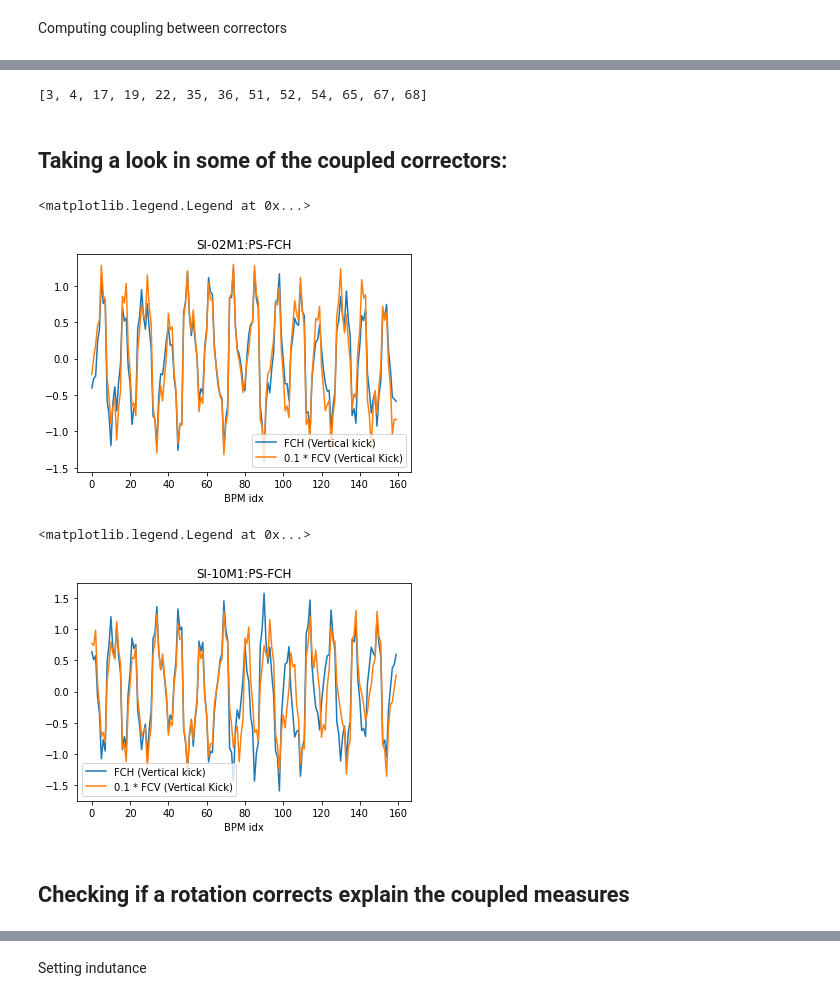
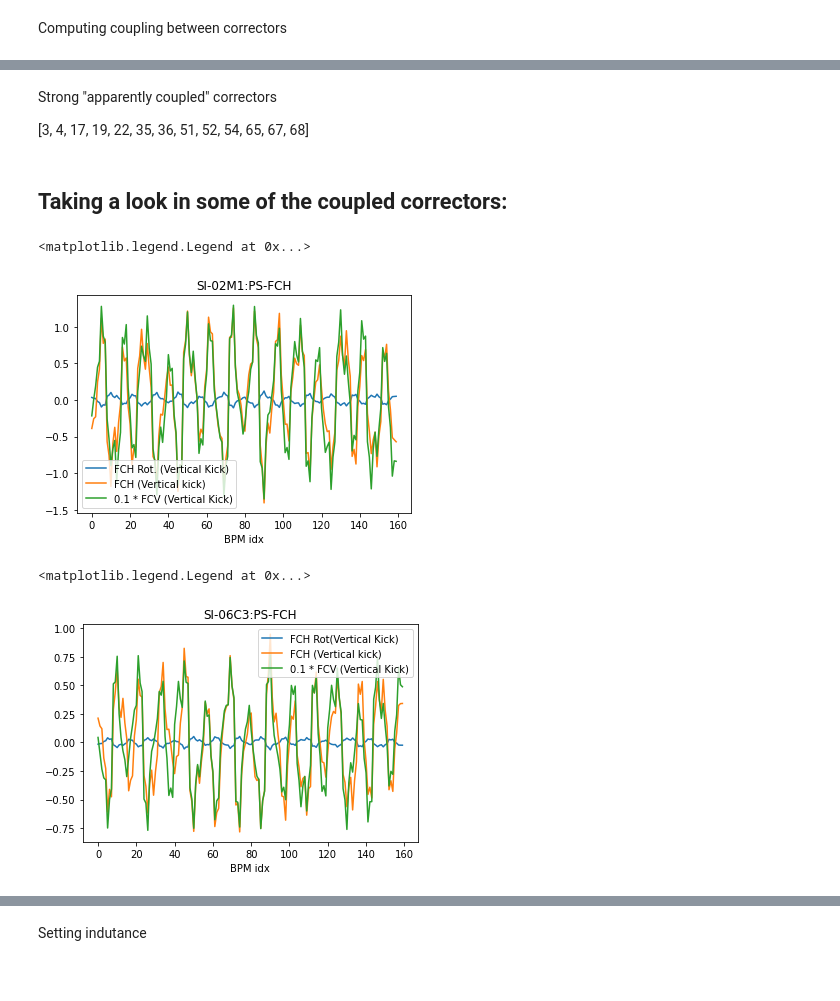
Before and after one commit to lnls-fac/apsuite, a Jupyter notebook: apsuite/fast_correctors/fast_correctors_polarization_measure.ipynb, the cells around one changed output, grey strips where cells are left out. Cells and saved outputs as stored; diff of their text form; code cells hidden in the pictures.

Commit message:
Adds rotation analysis

```diff
--- a/apsuite/fast_correctors/fast_correctors_polarization_measure.ipynb
+++ b/apsuite/fast_correctors/fast_correctors_polarization_measure.ipynb
@@ -288,6 +271,7 @@ alpha
 ## Comparing ORM matrices
 # %%
 data = load_pickle('fast-corr-cod-signature-meas.pickle')
-mod_sig = load_pickle('fast-corr-cod-signature-model.pickle')
+dorb = compute_dorb(data)
+orm = generate_model_orm()
 # %%
-data[fch_names[0]]['curr_delta']
+adj_dorb, curr2kick, angles = adjust_measures(data)
@@ -295,0 +278,4 @@ data[fch_names[0]]['curr_delta']
+# %%
+# Excluding sector 3
+adj_dorb[:, 7:11] = 0
+adj_dorb[:, 87:91] = 0
@@ -403,20 +397,23 @@ double_coupled = []
 for i in range(0, 80):
     if i in coupled_fch and i in coupled_fcv:
         double_coupled.append(i)
-# %%
-double_coupled
-# %% [output]
-[3, 4, 17, 19, 22, 35, 36, 51, 52, 54, 65, 67, 68]
+# %% [markdown]
+Strong "apparently coupled" correctors
+
+[3, 4, 17, 19, 22, 35, 36, 51, 52, 54, 65, 67, 68]
 # %% [markdown]
 ## Taking a look in some of the coupled correctors:
 # %%
 fch_names=data['fch_names']
 fcv_names=data['fcv_names']
 
-idx = double_coupled[0]
-fchy = meas_orm[160:, idx]
-fcvy_model = mod_orm[160:, 80+idx]
+idx = 3
+fchy = (1/alphax[idx])*dorb[160:, idx]
+fcvy_model = orm[160:, 80+idx]
+fchy_adj =adj_dorb[160:, idx]
+
 plt.title(fch_names[idx])
+plt.plot(fchy_adj, label='FCH Rot. (Vertical Kick)')
 plt.plot(fchy, label='FCH (Vertical kick)')
 plt.plot(fcvy_model*0.1, label='0.1 * FCV (Vertical Kick)')
 plt.xlabel('BPM idx')
@@ -424,19 +421,19 @@ plt.ylabel('')
 plt.legend()
 # %% [output]
 <matplotlib.legend.Legend at 0x...>
-[figure, old version]
+[figure, new version]
 # %%
-idx = double_coupled[5]
-fchy = meas_orm[160:, idx]
-fcvy_model = mod_orm[160:, 80+idx]
+idx = 22
+fchy = (1/alphax[idx])*dorb[160:, idx]
+fcvy_model = orm[160:, 80+idx]
+fchy_adj = adj_dorb[160:, idx]
 plt.title(fch_names[idx])
+plt.plot(fchy_adj, label='FCH Rot(Vertical Kick)')
 plt.plot(fchy, label='FCH (Vertical kick)')
-plt.plot(fcvy_model*0.1, label='0.1 * FCV (Vertical Kick)')
+plt.plot(fcvy_model*0.08, label='0.1 * FCV (Vertical Kick)')
 plt.xlabel('BPM idx')
 plt.ylabel('')
 plt.legend()
 # %% [output]
 <matplotlib.legend.Legend at 0x...>
-[figure, old version]
+[figure, new version]
-# %% [markdown]
-## Checking if a rotation corrects explain the coupled measures
```
Also changed, not shown: parts of 40 cells of this notebook, 6 other files.
